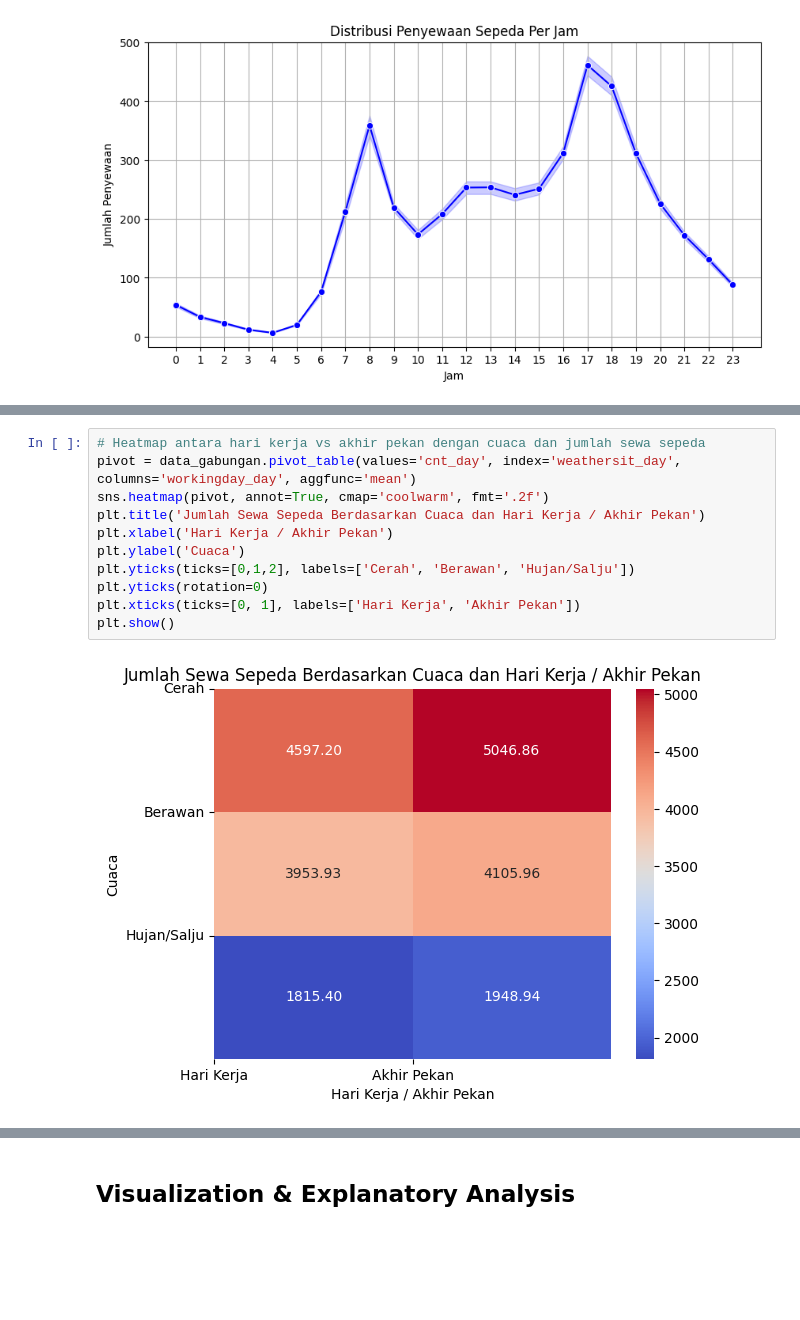
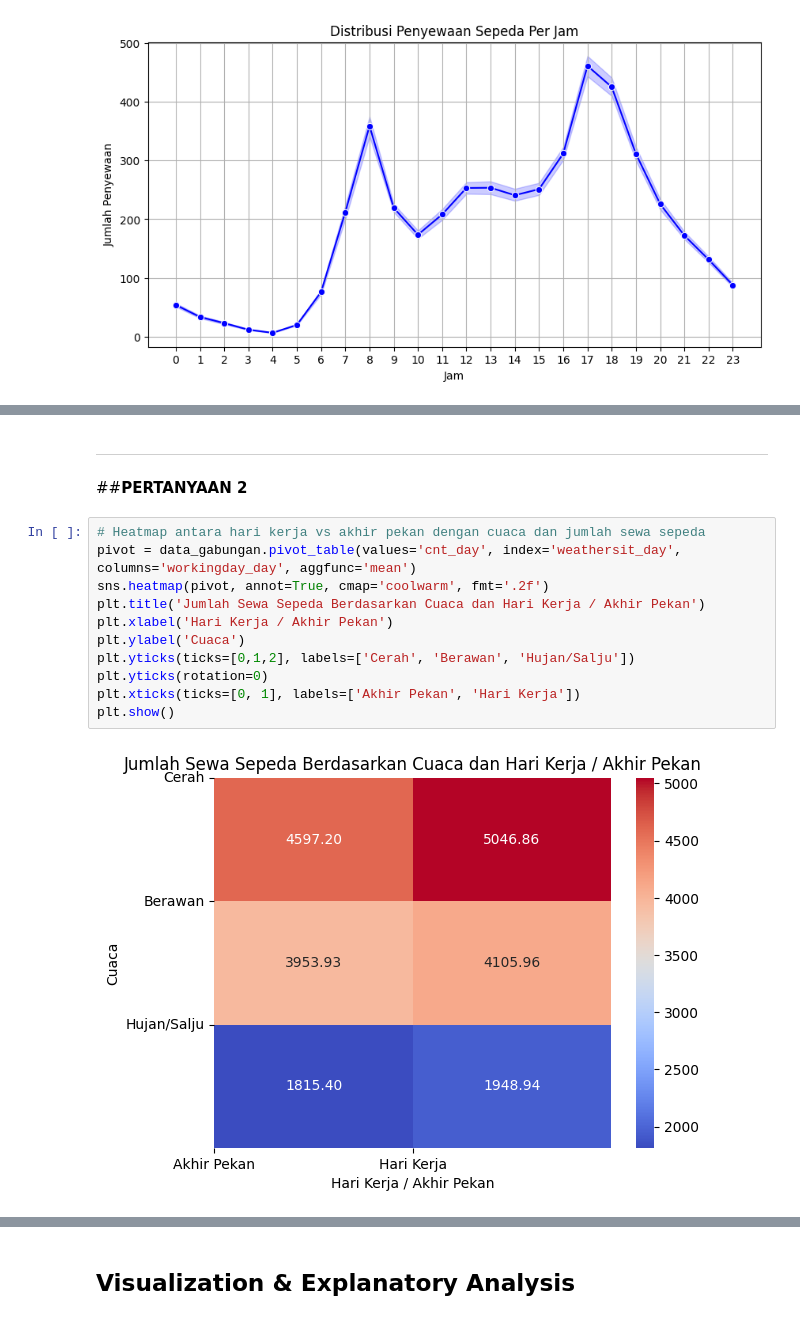
Before and after one commit to tsyaslsbl/Proyek_Analisis_Data, a Jupyter notebook: Notebook.ipynb, the cells around one changed output, grey strips where cells are left out. Drawn from its saved outputs; the diff is of its cells as text; blank space fills up the shorter version.

```diff
--- a/Notebook.ipynb
+++ b/Notebook.ipynb
@@ -173,13 +239,19 @@ plt.show()
+# %% [markdown]
+
+
+---
+# %% [markdown]
+##**PERTANYAAN 2**
 # %%
 # Heatmap antara hari kerja vs akhir pekan dengan cuaca dan jumlah sewa sepeda
 pivot = data_gabungan.pivot_table(values='cnt_day', index='weathersit_day', columns='workingday_day', aggfunc='mean')
 sns.heatmap(pivot, annot=True, cmap='coolwarm', fmt='.2f')
 plt.title('Jumlah Sewa Sepeda Berdasarkan Cuaca dan Hari Kerja / Akhir Pekan')
 plt.xlabel('Hari Kerja / Akhir Pekan')
 plt.ylabel('Cuaca')
 plt.yticks(ticks=[0,1,2], labels=['Cerah', 'Berawan', 'Hujan/Salju'])
 plt.yticks(rotation=0)
-plt.xticks(ticks=[0, 1], labels=['Hari Kerja', 'Akhir Pekan'])
+plt.xticks(ticks=[0, 1], labels=['Akhir Pekan', 'Hari Kerja'])
 plt.show()
 # %% [output]
-[figure, old version]
+[figure, new version]
```
Also changed, not shown: parts of 18 cells of this notebook, 2 other files.
